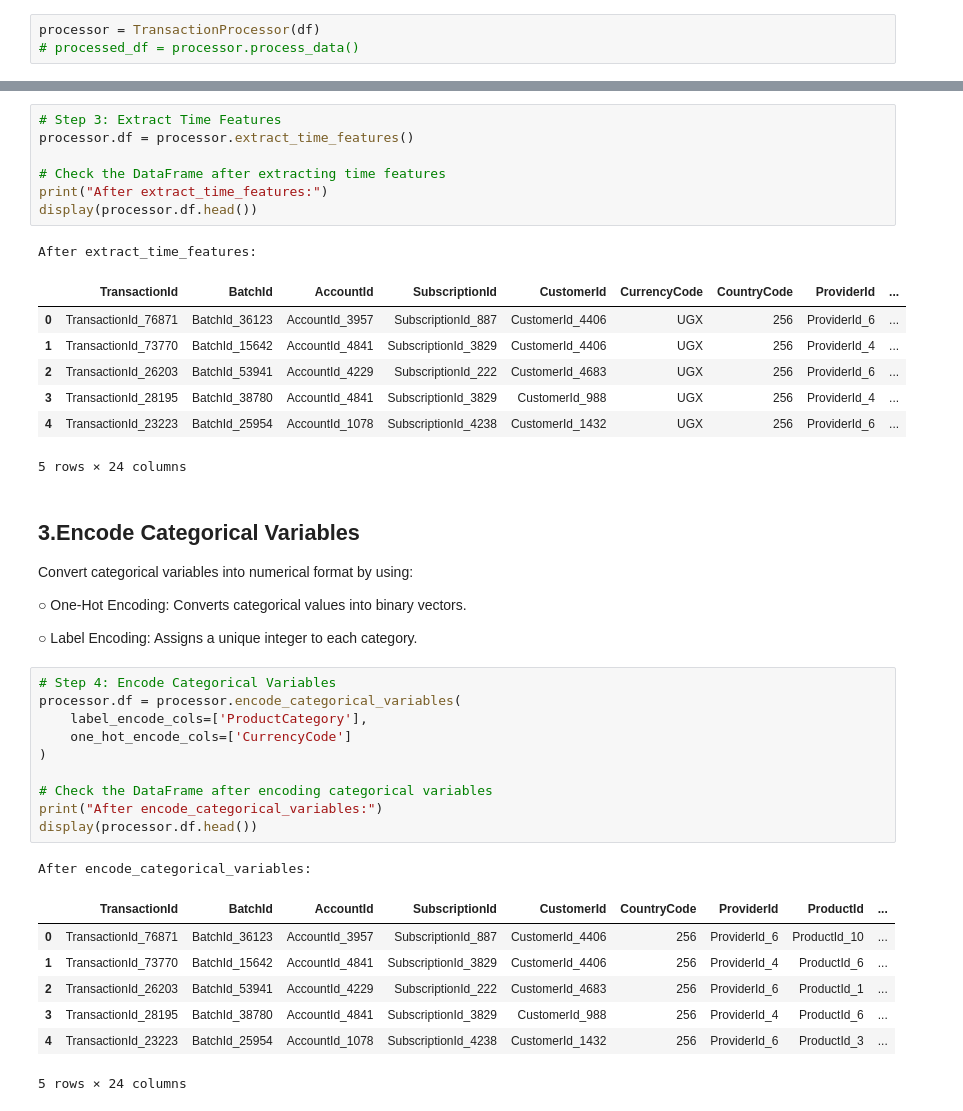
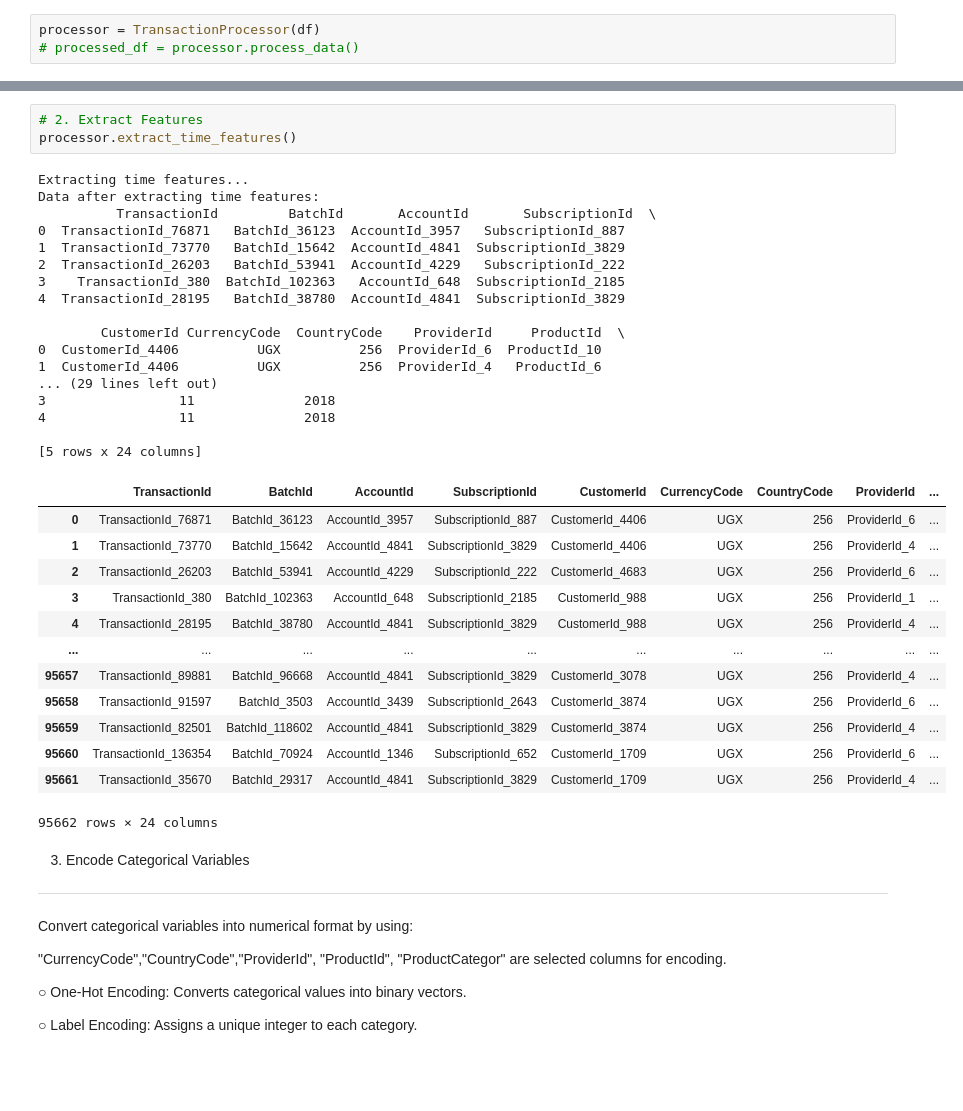
Before and after one commit to hydropython/Bati-Bank-Credit-Scoring-Model, a Jupyter notebook: notebooks/Feature_engg.ipynb, the cells around one changed output, grey strips where cells are left out. Saved outputs shown, nothing was run; the diff lists cells and outputs as text; blank space fills up the shorter version.

```diff
--- a/notebooks/Feature_engg.ipynb
+++ b/notebooks/Feature_engg.ipynb
@@ -178,46 +77,47 @@ After aggregate_features:
 ○	Transaction Month: The month when the transaction occurred.
 
 ○	Transaction Year: The year when the transaction occurred.
-# %%
-# Step 3: Extract Time Features
-processor.df = processor.extract_time_features()
-
-# Check the DataFrame after extracting time features
-print("After extract_time_features:")
-display(processor.df.head())
-# %% [output]
-After extract_time_features:
-|  | TransactionId | BatchId | AccountId | SubscriptionId | CustomerId | CurrencyCode | CountryCode | ProviderId | ... |
-| 0 | TransactionId_76871 | BatchId_36123 | AccountId_3957 | SubscriptionId_887 | CustomerId_4406 | UGX | 256 | ProviderId_6 | ... |
-| 1 | TransactionId_73770 | BatchId_15642 | AccountId_4841 | SubscriptionId_3829 | CustomerId_4406 | UGX | 256 | ProviderId_4 | ... |
-| 2 | TransactionId_26203 | BatchId_53941 | AccountId_4229 | SubscriptionId_222 | CustomerId_4683 | UGX | 256 | ProviderId_6 | ... |
-| 3 | TransactionId_28195 | BatchId_38780 | AccountId_4841 | SubscriptionId_3829 | CustomerId_988 | UGX | 256 | ProviderId_4 | ... |
-| 4 | TransactionId_23223 | BatchId_25954 | AccountId_1078 | SubscriptionId_4238 | CustomerId_1432 | UGX | 256 | ProviderId_6 | ... |
-5 rows × 24 columns
+# %%
+# 2. Extract Features
+processor.extract_time_features()
+# %% [output]
+Extracting time features...
+Data after extracting time features:
+          TransactionId         BatchId       AccountId       SubscriptionId  \
+0  TransactionId_76871   BatchId_36123  AccountId_3957   SubscriptionId_887
+1  TransactionId_73770   BatchId_15642  AccountId_4841  SubscriptionId_3829
+2  TransactionId_26203   BatchId_53941  AccountId_4229   SubscriptionId_222
+3    TransactionId_380  BatchId_102363   AccountId_648  SubscriptionId_2185
+4  TransactionId_28195   BatchId_38780  AccountId_4841  SubscriptionId_3829
+
+        CustomerId CurrencyCode  CountryCode    ProviderId     ProductId  \
+0  CustomerId_4406          UGX          256  ProviderId_6  ProductId_10
+1  CustomerId_4406          UGX          256  ProviderId_4   ProductId_6
+... (29 lines left out)
+3                 11              2018
+4                 11              2018
+
+[5 rows x 24 columns]
+|  | TransactionId | BatchId | AccountId | SubscriptionId | CustomerId | CurrencyCode | CountryCode | ProviderId | ... |
+| 0 | TransactionId_76871 | BatchId_36123 | AccountId_3957 | SubscriptionId_887 | CustomerId_4406 | UGX | 256 | ProviderId_6 | ... |
+| 1 | TransactionId_73770 | BatchId_15642 | AccountId_4841 | SubscriptionId_3829 | CustomerId_4406 | UGX | 256 | ProviderId_4 | ... |
+| 2 | TransactionId_26203 | BatchId_53941 | AccountId_4229 | SubscriptionId_222 | CustomerId_4683 | UGX | 256 | ProviderId_6 | ... |
+| 3 | TransactionId_380 | BatchId_102363 | AccountId_648 | SubscriptionId_2185 | CustomerId_988 | UGX | 256 | ProviderId_1 | ... |
+| 4 | TransactionId_28195 | BatchId_38780 | AccountId_4841 | SubscriptionId_3829 | CustomerId_988 | UGX | 256 | ProviderId_4 | ... |
+| ... | ... | ... | ... | ... | ... | ... | ... | ... | ... |
+| 95657 | TransactionId_89881 | BatchId_96668 | AccountId_4841 | SubscriptionId_3829 | CustomerId_3078 | UGX | 256 | ProviderId_4 | ... |
+| 95658 | TransactionId_91597 | BatchId_3503 | AccountId_3439 | SubscriptionId_2643 | CustomerId_3874 | UGX | 256 | ProviderId_6 | ... |
+| 95659 | TransactionId_82501 | BatchId_118602 | AccountId_4841 | SubscriptionId_3829 | CustomerId_3874 | UGX | 256 | ProviderId_4 | ... |
+| 95660 | TransactionId_136354 | BatchId_70924 | AccountId_1346 | SubscriptionId_652 | CustomerId_1709 | UGX | 256 | ProviderId_6 | ... |
+| 95661 | TransactionId_35670 | BatchId_29317 | AccountId_4841 | SubscriptionId_3829 | CustomerId_1709 | UGX | 256 | ProviderId_4 | ... |
+95662 rows × 24 columns
 # %% [markdown]
-3.Encode Categorical Variables
+3. Encode Categorical Variables
 ---
 Convert categorical variables into numerical format by using:
+
+"CurrencyCode","CountryCode","ProviderId", "ProductId", "ProductCategor" are selected columns for encoding.
 
 ○	One-Hot Encoding: Converts categorical values into binary vectors.
 
 ○	Label Encoding: Assigns a unique integer to each category.
-# %%
-# Step 4: Encode Categorical Variables
-processor.df = processor.encode_categorical_variables(
-    label_encode_cols=['ProductCategory'],
-    one_hot_encode_cols=['CurrencyCode']
-)
-
-# Check the DataFrame after encoding categorical variables
-print("After encode_categorical_variables:")
-display(processor.df.head())
-# %% [output]
-After encode_categorical_variables:
-|  | TransactionId | BatchId | AccountId | SubscriptionId | CustomerId | CountryCode | ProviderId | ProductId | ... |
-| 0 | TransactionId_76871 | BatchId_36123 | AccountId_3957 | SubscriptionId_887 | CustomerId_4406 | 256 | ProviderId_6 | ProductId_10 | ... |
-| 1 | TransactionId_73770 | BatchId_15642 | AccountId_4841 | SubscriptionId_3829 | CustomerId_4406 | 256 | ProviderId_4 | ProductId_6 | ... |
-| 2 | TransactionId_26203 | BatchId_53941 | AccountId_4229 | SubscriptionId_222 | CustomerId_4683 | 256 | ProviderId_6 | ProductId_1 | ... |
-| 3 | TransactionId_28195 | BatchId_38780 | AccountId_4841 | SubscriptionId_3829 | CustomerId_988 | 256 | ProviderId_4 | ProductId_6 | ... |
-| 4 | TransactionId_23223 | BatchId_25954 | AccountId_1078 | SubscriptionId_4238 | CustomerId_1432 | 256 | ProviderId_6 | ProductId_3 | ... |
-5 rows × 24 columns
```
Also changed, not shown: parts of 18 cells of this notebook, 6 other files.
